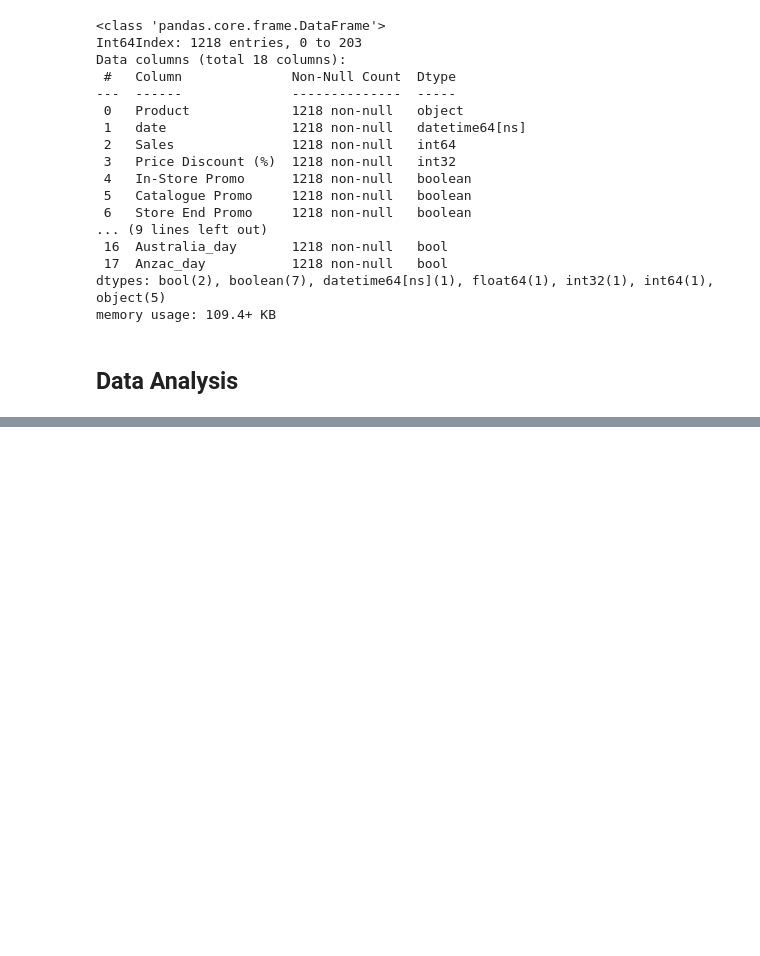
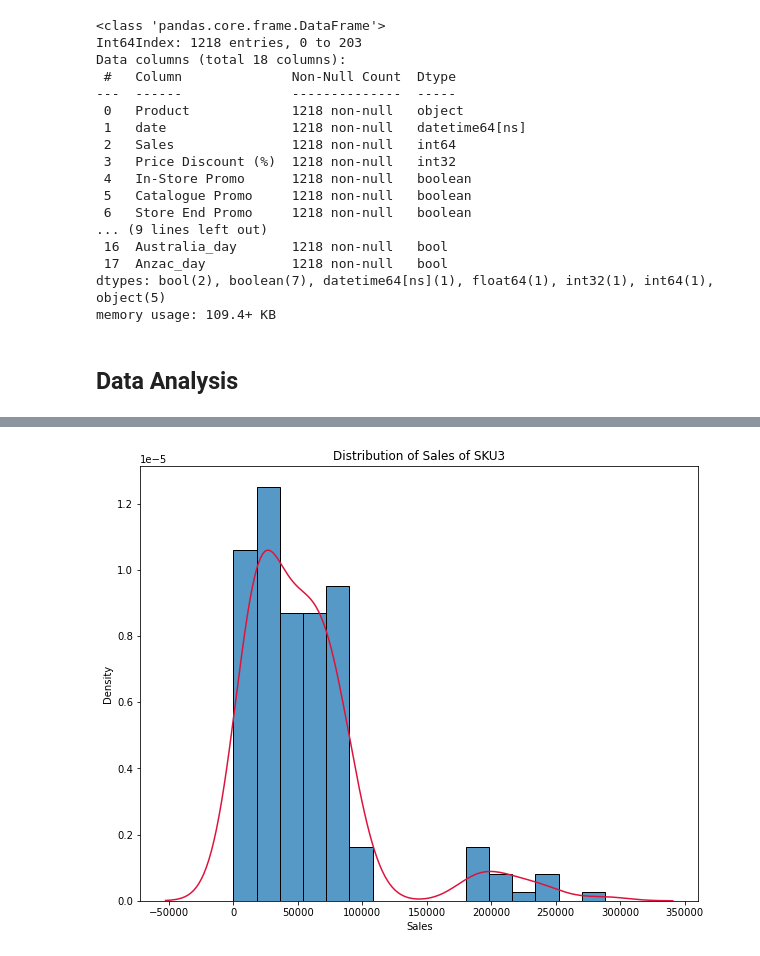
Before and after one commit to felix-n12/Retail-Forecasting, a Jupyter notebook: retail_forecasting.ipynb, the cells around one changed output, grey strips where cells are left out. Cells and saved outputs as stored; diff of their text form; code cells hidden in the pictures; blank space fills up the shorter version.

```diff
--- a/retail_forecasting.ipynb
+++ b/retail_forecasting.ipynb
@@ -361,0 +408,5 @@ memory usage: 109.4+ KB
+# %%
+# plotting the distribution of Sales for product SKU3
+distribute_product('SKU3')
+# %% [output]
+[figure, added]
```
Also changed, not shown: parts of 19 cells of this notebook.
